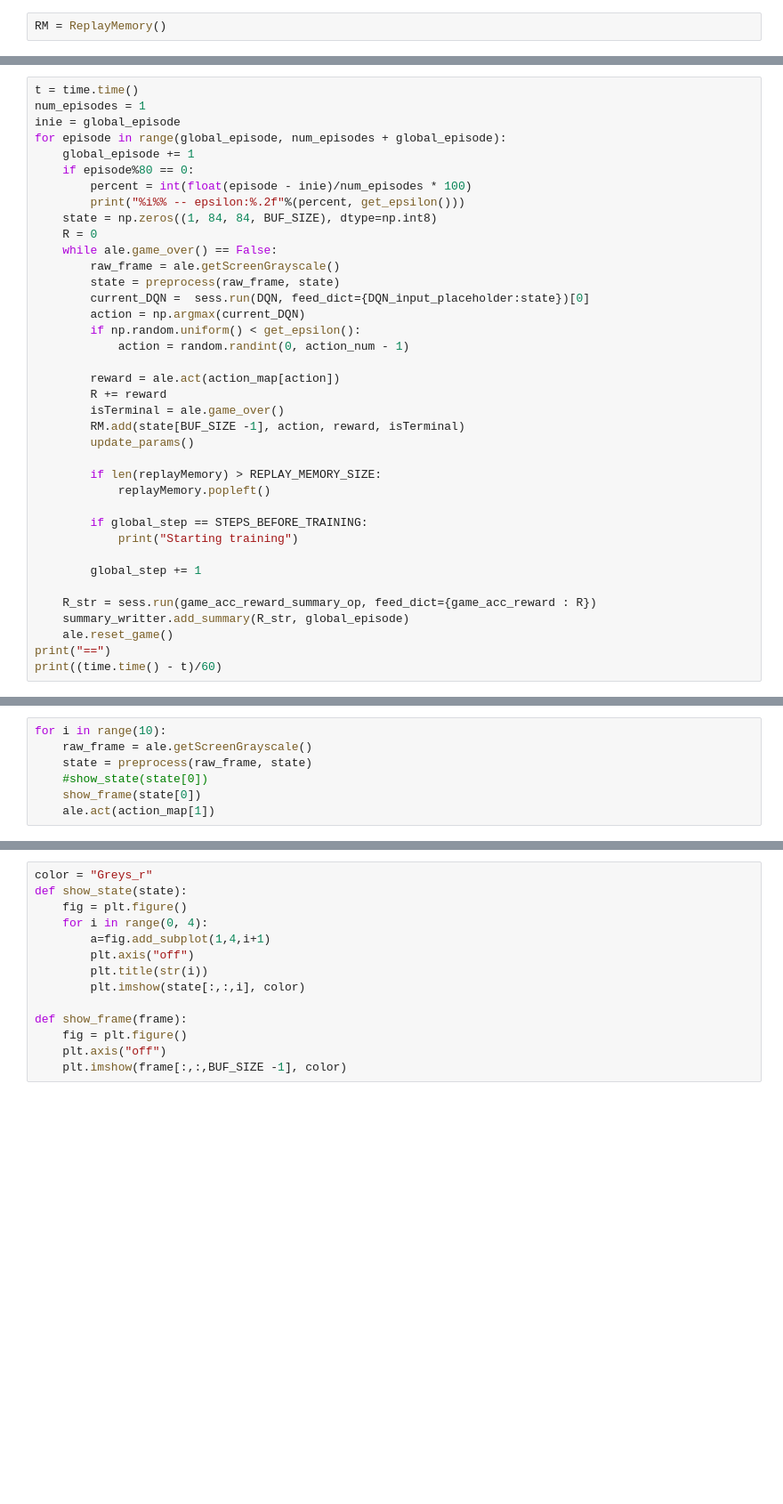
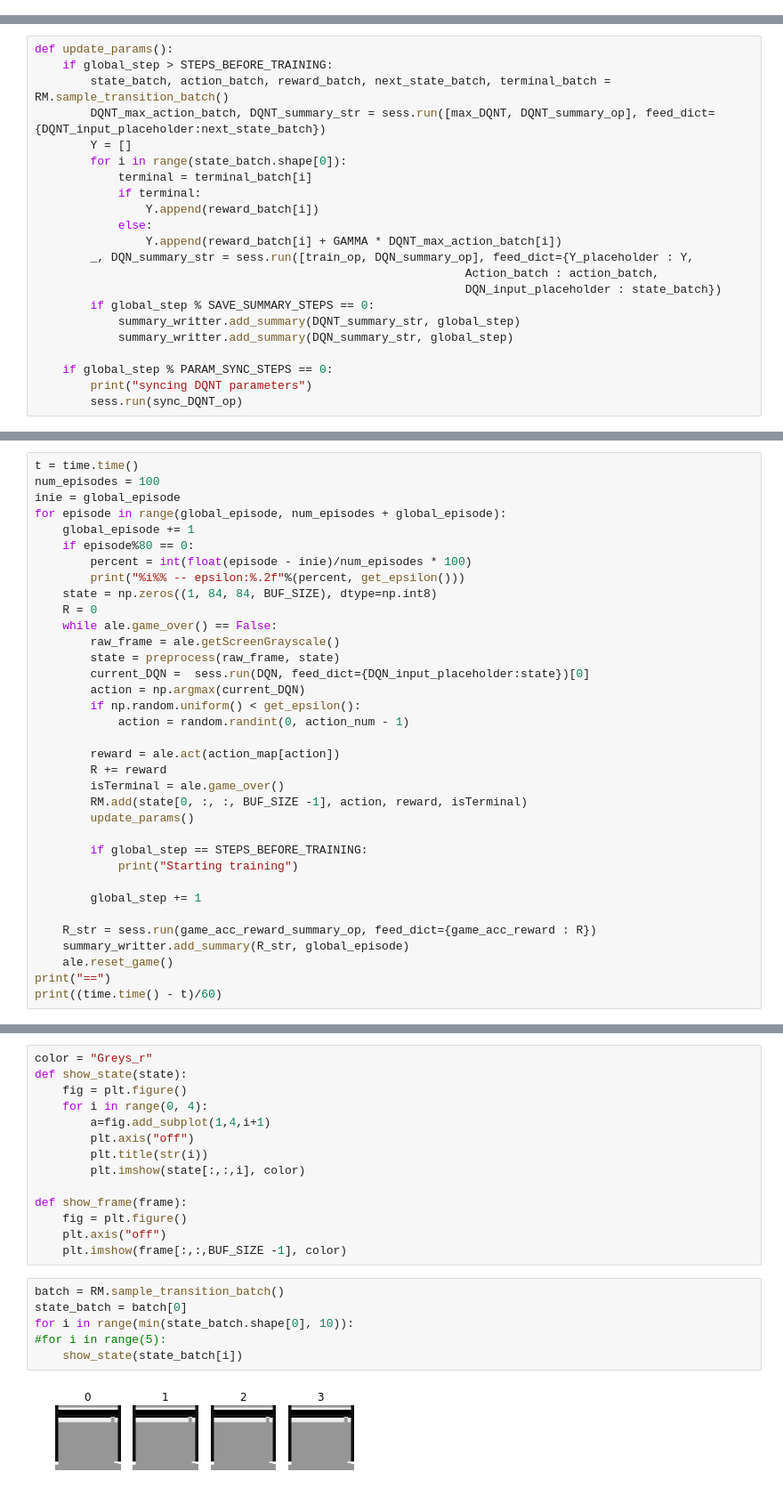
Before and after one commit to cgel/DRL, a Jupyter notebook: ALE.ipynb, the cells around one changed output, grey strips where cells are left out. Shown: that part at 89% size. Cells and saved outputs as stored; diff of their text form; blank space fills up the shorter version.

```diff
--- a/ALE.ipynb
+++ b/ALE.ipynb
@@ -41,2 +53,0 @@ SAVE_SUMMARY_STEPS = 100
-# %%
-RM = ReplayMemory()
@@ -65,3 +82,25 @@ game_acc_reward_summary_op = tf.scalar_summary("game_acc_reward", game_acc_rewar
+# %%
+def update_params():
+    if global_step > STEPS_BEFORE_TRAINING:
+        state_batch, action_batch, reward_batch, next_state_batch, terminal_batch = RM.sample_transition_batch()
+        DQNT_max_action_batch, DQNT_summary_str = sess.run([max_DQNT, DQNT_summary_op], feed_dict={DQNT_input_placeholder:next_state_batch})
+        Y = []
+        for i in range(state_batch.shape[0]):
+            terminal = terminal_batch[i]
+            if terminal:
+                Y.append(reward_batch[i])
+            else:
+                Y.append(reward_batch[i] + GAMMA * DQNT_max_action_batch[i])
+        _, DQN_summary_str = sess.run([train_op, DQN_summary_op], feed_dict={Y_placeholder : Y,
+                                                              Action_batch : action_batch,
+                                                              DQN_input_placeholder : state_batch})
+        if global_step % SAVE_SUMMARY_STEPS == 0:
+            summary_writter.add_summary(DQNT_summary_str, global_step)
+            summary_writter.add_summary(DQN_summary_str, global_step)
+
+    if global_step % PARAM_SYNC_STEPS == 0:
+        print("syncing DQNT parameters")
+        sess.run(sync_DQNT_op)
 # %%
 sess = tf.Session(config=tf.ConfigProto(
         allow_soft_placement=True))
@@ -96,7 +129,7 @@ def get_epsilon():
 FINAL_EPSILON = 0.1#0.001 # final value of epsilon
 # %%
 t = time.time()
-num_episodes = 1
+num_episodes = 100
 inie = global_episode
 for episode in range(global_episode, num_episodes + global_episode):
     global_episode += 1
@@ -116,11 +149,8 @@ for episode in range(global_episode, num_episodes + global_episode):
         reward = ale.act(action_map[action])
         R += reward
         isTerminal = ale.game_over()
-        RM.add(state[BUF_SIZE -1], action, reward, isTerminal)
+        RM.add(state[0, :, :, BUF_SIZE -1], action, reward, isTerminal)
         update_params()
-
-        if len(replayMemory) > REPLAY_MEMORY_SIZE:
-            replayMemory.popleft()
 
         if global_step == STEPS_BEFORE_TRAINING:
             print("Starting training")
@@ -141,7 +167,0 @@ state = np.zeros((1, 84, 84, BUF_SIZE), dtype=np.int8)
-# %%
-for i in range(10):
-    raw_frame = ale.getScreenGrayscale()
-    state = preprocess(raw_frame, state)
-    #show_state(state[0])
-    show_frame(state[0])
-    ale.act(action_map[1])
@@ -178,3 +183,11 @@ def show_frame(frame):
     fig = plt.figure()
     plt.axis("off")
     plt.imshow(frame[:,:,BUF_SIZE -1], color)
+# %%
+batch = RM.sample_transition_batch()
+state_batch = batch[0]
+for i in range(min(state_batch.shape[0], 10)):
+#for i in range(5):
+    show_state(state_batch[i])
+# %% [output]
+[figure, added]
```
Also changed, not shown: parts of 27 cells of this notebook.
